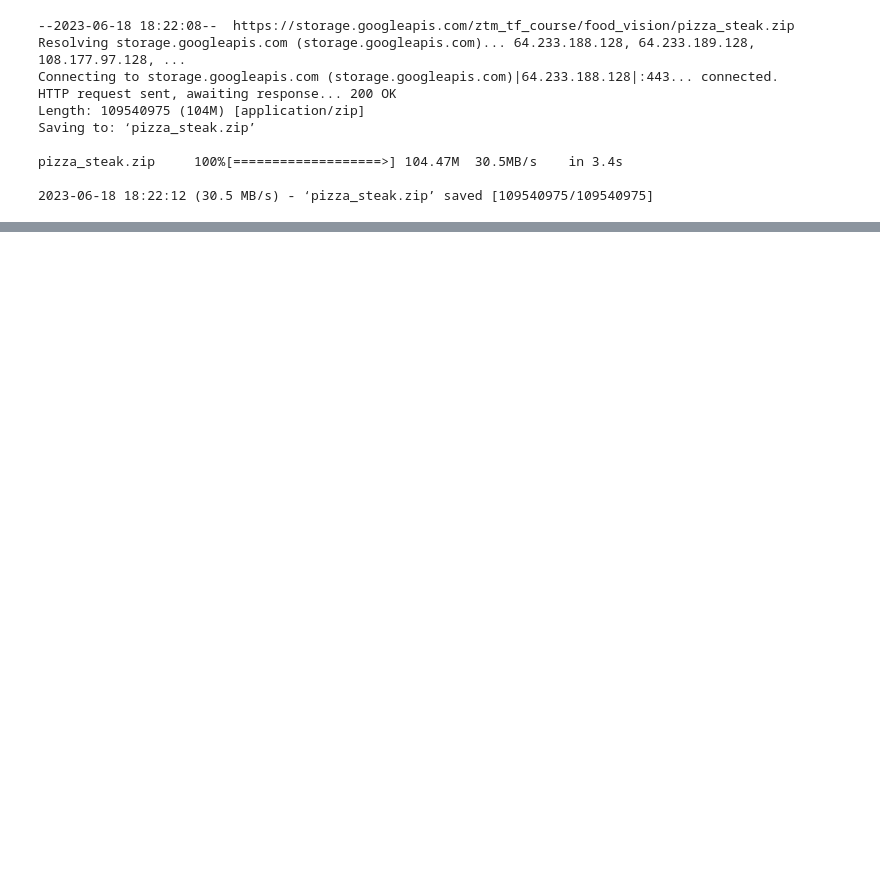
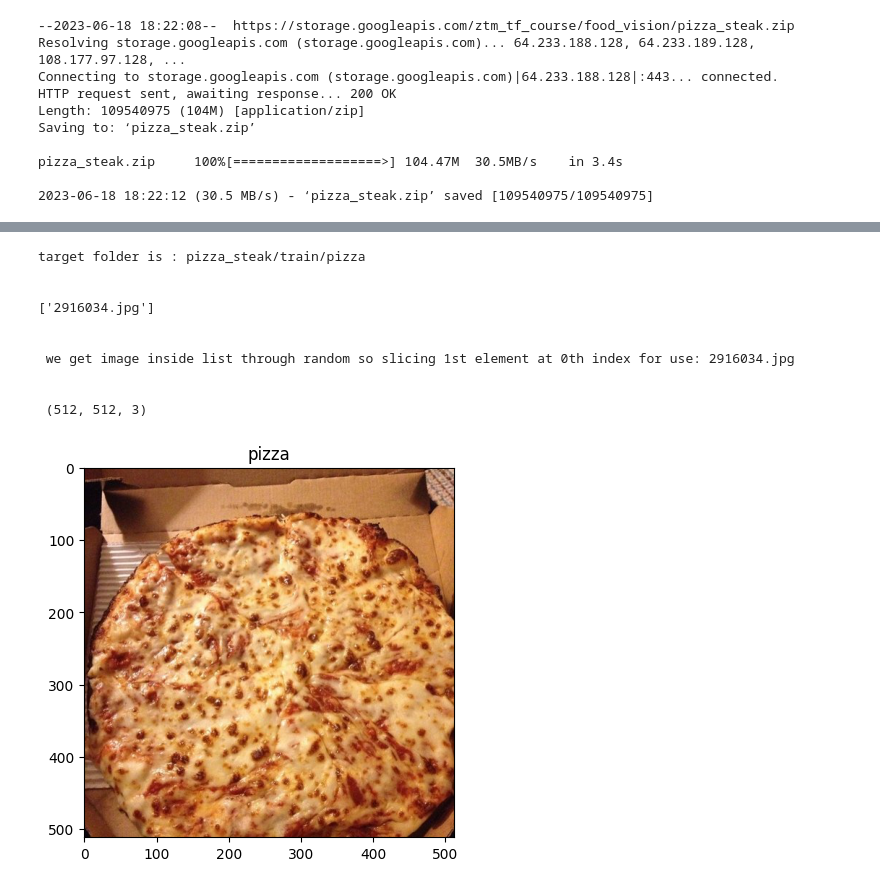
Before and after one commit to issarbhavya/ML, a Jupyter notebook: 03_convolutional_NN_&_computer_vision.ipynb, the cells around one changed output, grey strips where cells are left out. Saved outputs shown, nothing was run; the diff lists cells and outputs as text; code cells hidden in the pictures; blank space fills up the shorter version.

```diff
--- a/03_convolutional_NN_&_computer_vision.ipynb
+++ b/03_convolutional_NN_&_computer_vision.ipynb
@@ -22,0 +67,41 @@ pizza_steak.zip     100%[===================>] 104.47M  30.5MB/s    in 3.4s
+# %%
+### lets visualise some images
+
+import matplotlib.pyplot as plt
+import matplotlib.image as mpimg
+
+import random
+
+def view_random_image(target_dir,target_class):
+  # setting up target directory to view images from here
+  target_folder= target_dir + target_class
+  print("target folder is :",target_folder,"\n\n")
+
+  #getting image randomly
+  r_img= random.sample(os.listdir(target_folder),1)
+  print(r_img)
+  print("\n\n we get image inside list through random so slicing 1st element at 0th index for use:",r_img[0])
+
+  img= mpimg.imread(target_folder + "/" + r_img[0])
+  plt.imshow(img)
+  plt.title(target_class)
+
+  print("\n\n",img.shape)
+
+  return img
+# %%
+img=view_random_image(target_dir="pizza_steak/train/",
+    target_class="pizza"
+)
+# %% [output]
+target folder is : pizza_steak/train/pizza
+
+
+['2916034.jpg']
+
+
+ we get image inside list through random so slicing 1st element at 0th index for use: 2916034.jpg
+
+
+ (512, 512, 3)
+[figure, added]
```
Also changed, not shown: parts of 9 cells of this notebook.
